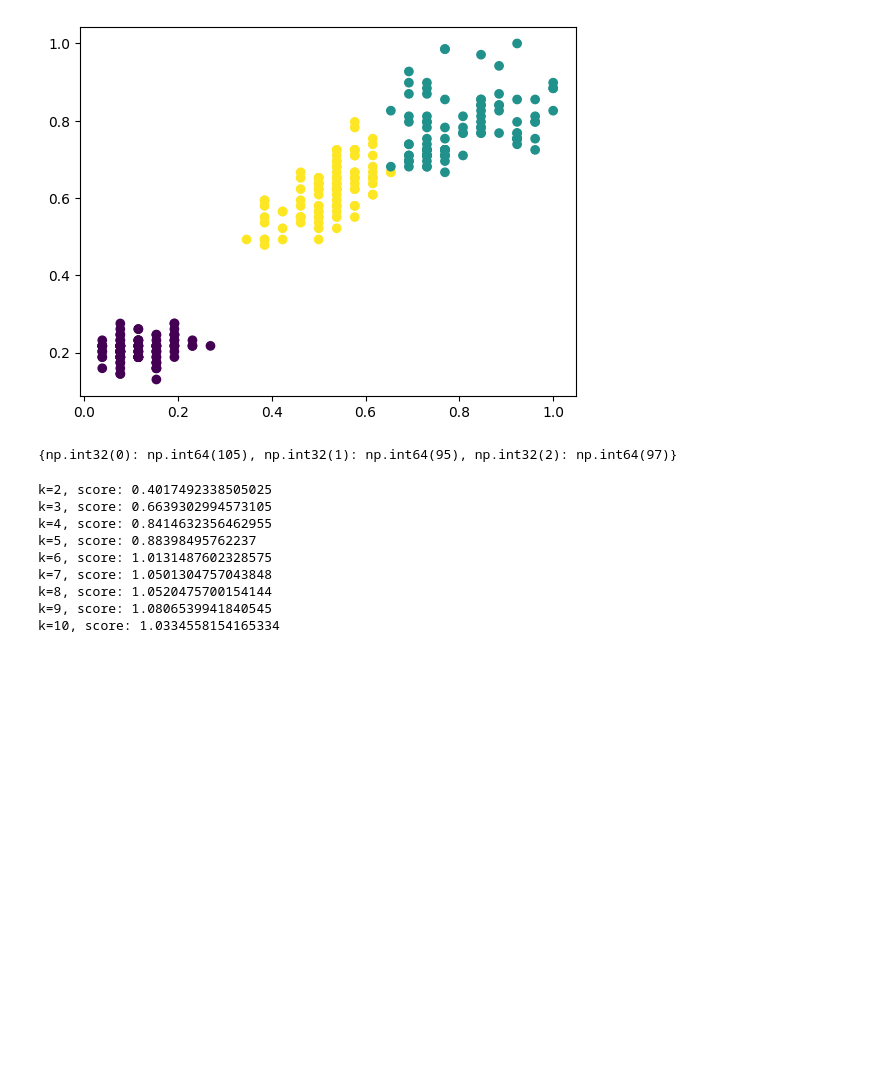
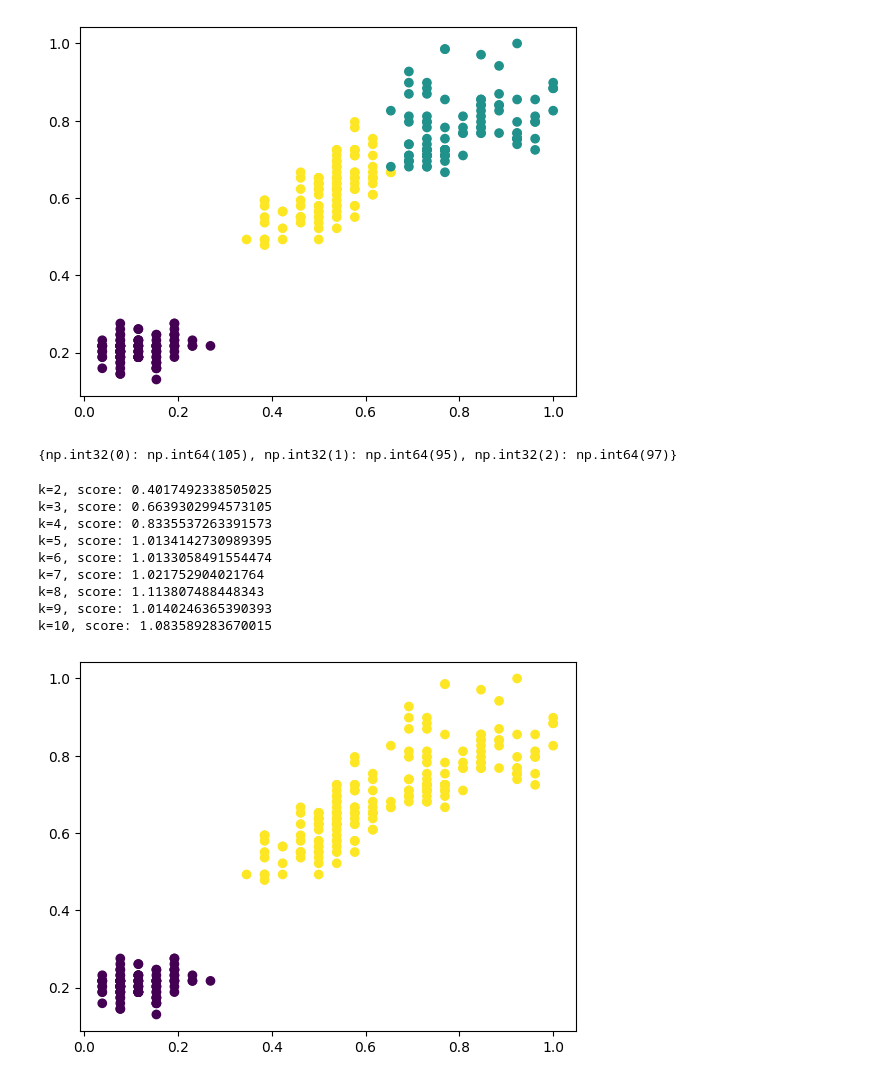
Before and after one commit to otha4350/datamining, a Jupyter notebook: assignment 3/main.ipynb, the cells around one changed output. Drawn from its saved outputs; the diff is of its cells as text; code cells hidden in the pictures; blank space fills up the shorter version.

```diff
--- a/assignment 3/main.ipynb
+++ b/assignment 3/main.ipynb
@@ -118,20 +118,27 @@ print(dict(zip(unique, counts)))
 [figure]
 {np.int32(0): np.int64(105), np.int32(1): np.int64(95), np.int32(2): np.int64(97)}
 # %%
+#task 3
+
 ks = range(2,10+1)
 for k in ks:
     kmeans=KMeans(n_clusters=k)
     kmeans.fit(workingData)
     dbs = davies_bouldin_score(workingData, kmeans.labels_)
     print(f"k={k}, score: {dbs}")
 k = 2
+kmeans=KMeans(n_clusters=k)
+kmeans.fit(workingData)
+plt.scatter(workingData["sw"], workingData["sl"], c=kmeans.labels_, cmap='viridis')
+plt.show()
 # %% [output]
 k=2, score: 0.4017492338505025
 k=3, score: 0.6639302994573105
-k=4, score: 0.8414632356462955
-k=5, score: 0.88398495762237
-k=6, score: 1.0131487602328575
-k=7, score: 1.0501304757043848
-k=8, score: 1.0520475700154144
-k=9, score: 1.0806539941840545
-k=10, score: 1.0334558154165334
+k=4, score: 0.8335537263391573
+k=5, score: 1.0134142730989395
+k=6, score: 1.0133058491554474
+k=7, score: 1.021752904021764
+k=8, score: 1.113807488448343
+k=9, score: 1.0140246365390393
+k=10, score: 1.083589283670015
+[figure, added]
```
Also changed, not shown: parts of 4 cells of this notebook, 1 other file.
